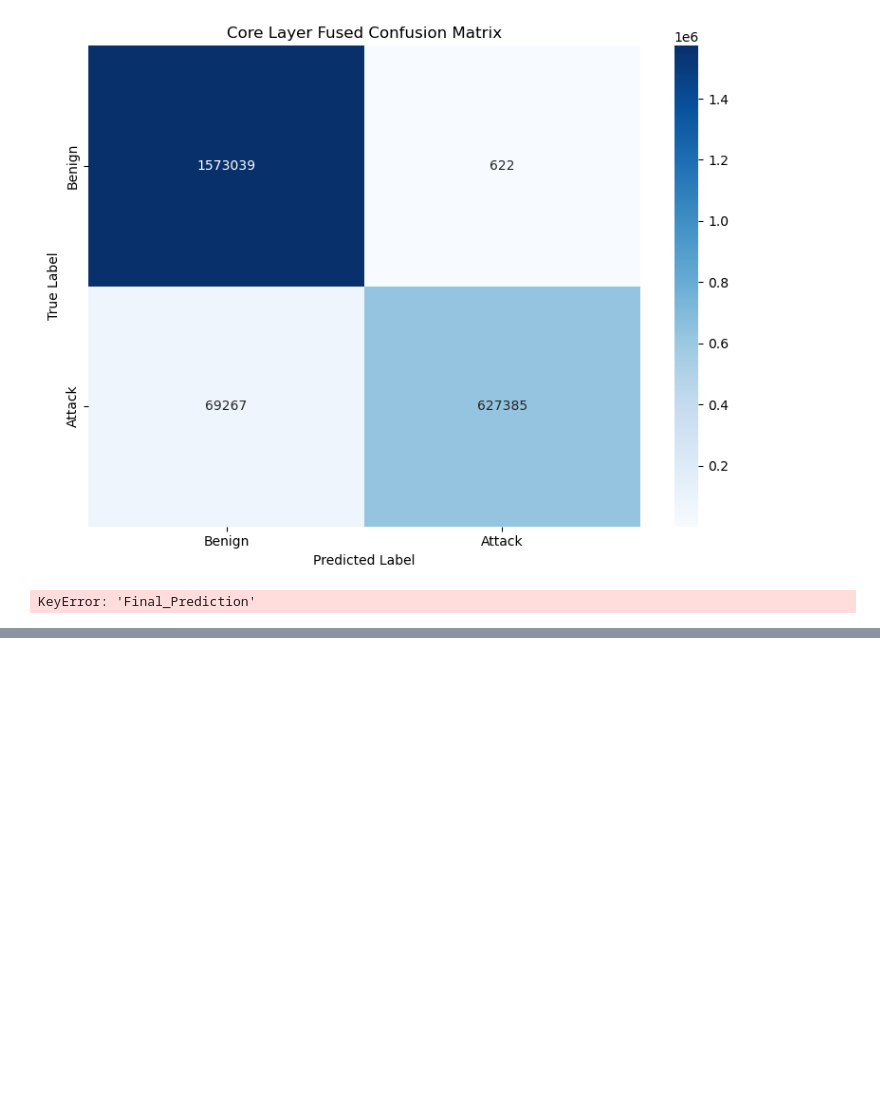
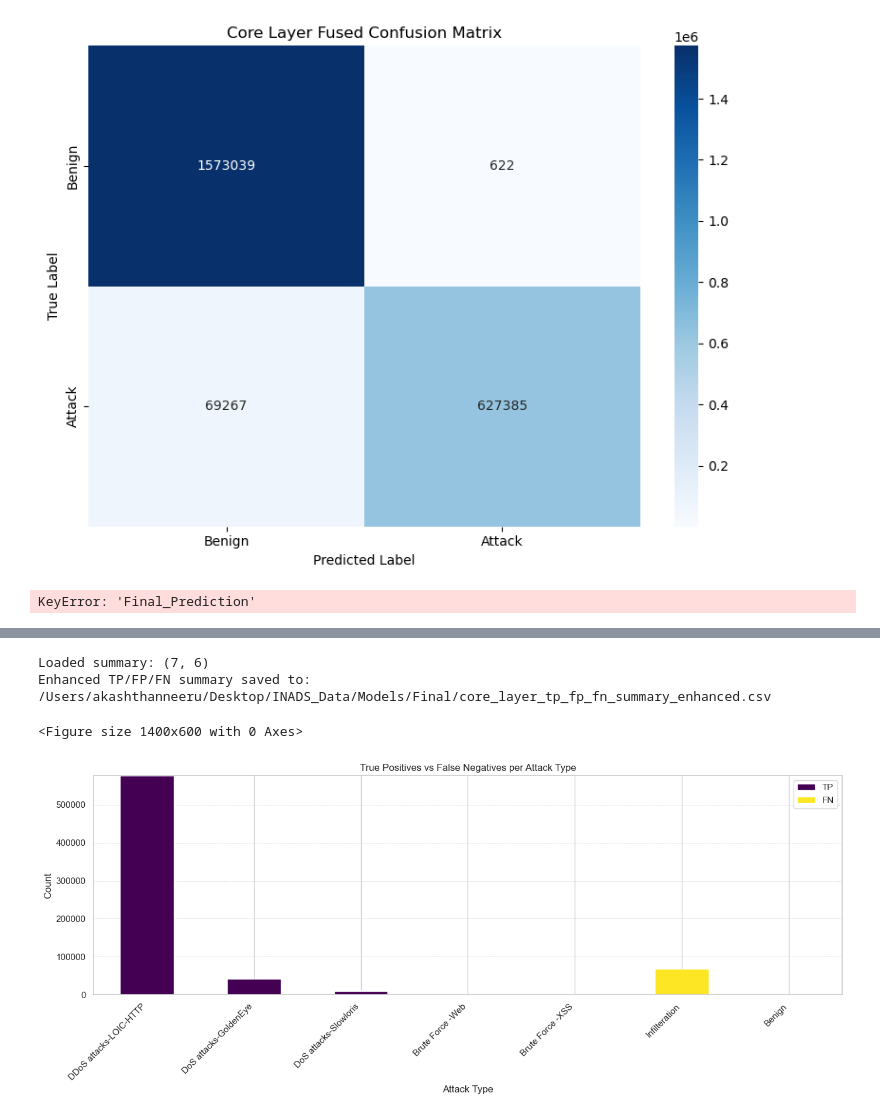
Before and after one commit to Vardhan-225/INADS, a Jupyter notebook: Notebooks/Revised Approach/Core_Layer.ipynb, the cells around one changed output, grey strips where cells are left out. Saved outputs shown, nothing was run; the diff lists cells and outputs as text; code cells hidden in the pictures; blank space fills up the shorter version.

Commit message:
Metrics extracted for the CCSC Central Plains Conference 2025

```diff
--- a/Notebooks/Revised Approach/Core_Layer.ipynb
+++ b/Notebooks/Revised Approach/Core_Layer.ipynb
@@ -732,0 +1188,48 @@ KeyError: 'Final_Prediction'
+# %%
+import pandas as pd
+import matplotlib.pyplot as plt
+import seaborn as sns
+
+# -------------------------------
+# Load the TP/FP/FN summary
+# -------------------------------
+tp_fp_fn_path = "/Users/akashthanneeru/Desktop/INADS_Data/Models/Final/core_layer_tp_fp_fn_summary.csv"
+df = pd.read_csv(tp_fp_fn_path)
+print("Loaded summary:", df.shape)
+
+# -------------------------------
+# Compute Derived Metrics
+# -------------------------------
+df["Total_Attacks"] = df["TP"] + df["FN"]
+df["Detection_Rate(%)"] = round(100 * df["TP"] / df["Total_Attacks"], 2)
+df["False_Positive_Rate(%)"] = round(100 * df["FP"] / (df["TP"] + df["FP"]), 2)
+
+# Optional: F1 Score
+df["Precision"] = df["TP"] / (df["TP"] + df["FP"] + 1e-6)
+df["Recall"] = df["TP"] / (df["TP"] + df["FN"] + 1e-6)
+df["F1_Score"] = round(2 * df["Precision"] * df["Recall"] / (df["Precision"] + df["Recall"] + 1e-6), 4)
+
+# -------------------------------
+# Save Enhanced Table
+# -------------------------------
+out_csv = tp_fp_fn_path.replace(".csv", "_enhanced.csv")
+df.to_csv(out_csv, index=False)
+print(f"Enhanced TP/FP/FN summary saved to: {out_csv}")
+# %% [output]
+Loaded summary: (7, 6)
+Enhanced TP/FP/FN summary saved to: /Users/akashthanneeru/Desktop/INADS_Data/Models/Final/core_layer_tp_fp_fn_summary_enhanced.csv
+# %%
+# Plot TP vs FN (per attack type)
+plt.figure(figsize=(14, 6))
+df_plot = df.sort_values("Detection_Rate(%)", ascending=False)
+df_plot.set_index("Original_Label")[["TP", "FN"]].plot(kind="bar", stacked=True, figsize=(14,6), colormap="viridis")
+plt.title("True Positives vs False Negatives per Attack Type")
+plt.ylabel("Count")
+plt.xlabel("Attack Type")
+plt.xticks(rotation=45, ha='right')
+plt.tight_layout()
+plt.grid(True, axis='y', linestyle='--', linewidth=0.5)
+plt.show()
+# %% [output]
+<Figure size 1400x600 with 0 Axes>
+[figure, added]
```
Also changed, not shown: parts of 14 cells of this notebook, 9 other files.
